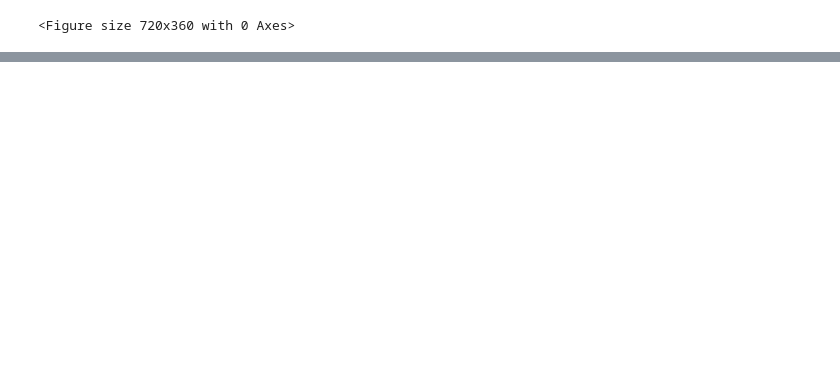
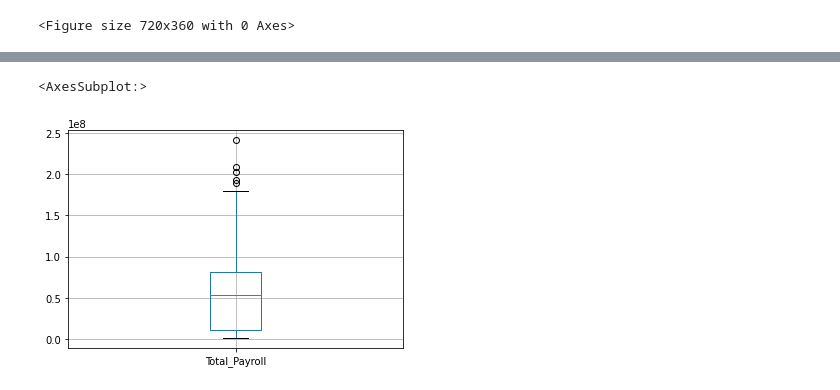
Before and after one commit to arjun-verma/Major_Project, a Jupyter notebook: analysis/univariate.ipynb, the cells around one changed output, grey strips where cells are left out. Saved outputs shown, nothing was run; the diff lists cells and outputs as text; code cells hidden in the pictures; blank space fills up the shorter version.

```diff
--- a/analysis/univariate.ipynb
+++ b/analysis/univariate.ipynb
@@ -195,0 +241,5 @@ SyntaxError: invalid syntax (519931452.py, line 2)
+# %%
+dft.boxplot(column=['Total_Payroll'])
+# %% [output]
+<AxesSubplot:>
+[figure, added]
```
Also changed, not shown: parts of 17 cells of this notebook, 1 other file.
